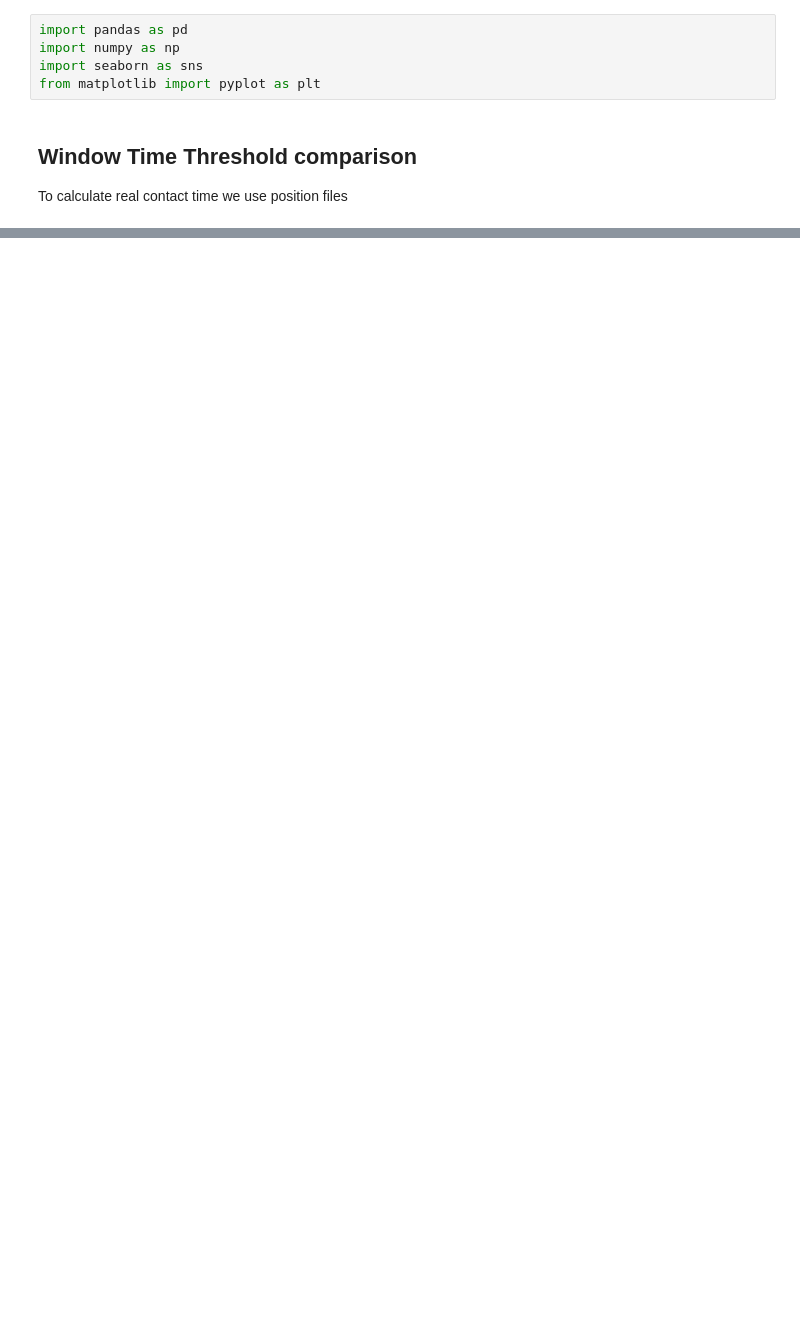
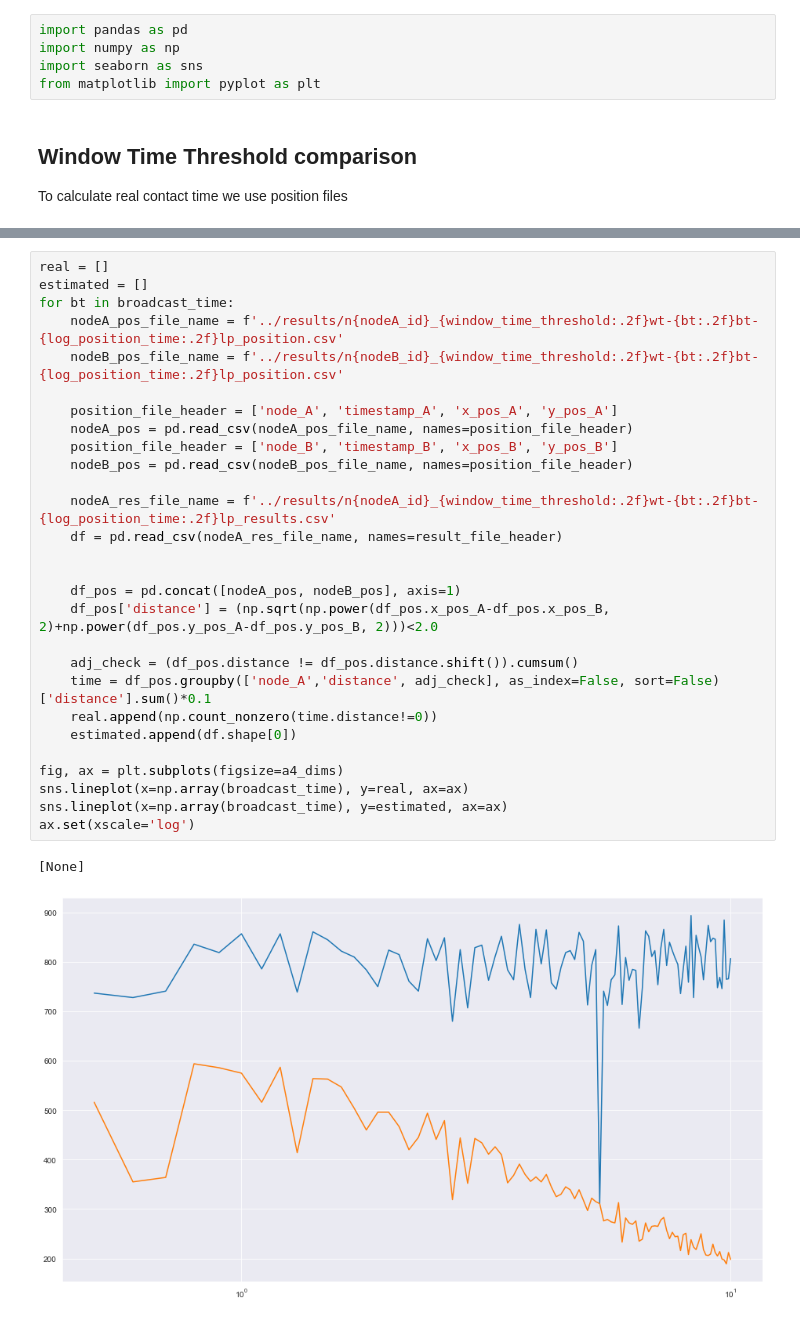
Before and after one commit to ramirofd/contact_tracing_sim, a Jupyter notebook: py_ntbks/Untitled.ipynb, the cells around one changed output, grey strips where cells are left out. Drawn from its saved outputs; the diff is of its cells as text; blank space fills up the shorter version.

```diff
--- a/py_ntbks/Untitled.ipynb
+++ b/py_ntbks/Untitled.ipynb
@@ -78,0 +83,31 @@ plt.show()
+# %%
+real = []
+estimated = []
+for bt in broadcast_time:
+    nodeA_pos_file_name = f'../results/n{nodeA_id}_{window_time_threshold:.2f}wt-{bt:.2f}bt-{log_position_time:.2f}lp_position.csv'
+    nodeB_pos_file_name = f'../results/n{nodeB_id}_{window_time_threshold:.2f}wt-{bt:.2f}bt-{log_position_time:.2f}lp_position.csv'
+
+    position_file_header = ['node_A', 'timestamp_A', 'x_pos_A', 'y_pos_A']
+    nodeA_pos = pd.read_csv(nodeA_pos_file_name, names=position_file_header)
+    position_file_header = ['node_B', 'timestamp_B', 'x_pos_B', 'y_pos_B']
+    nodeB_pos = pd.read_csv(nodeB_pos_file_name, names=position_file_header)
+
+    nodeA_res_file_name = f'../results/n{nodeA_id}_{window_time_threshold:.2f}wt-{bt:.2f}bt-{log_position_time:.2f}lp_results.csv'
+    df = pd.read_csv(nodeA_res_file_name, names=result_file_header)
+
+
+    df_pos = pd.concat([nodeA_pos, nodeB_pos], axis=1)
+    df_pos['distance'] = (np.sqrt(np.power(df_pos.x_pos_A-df_pos.x_pos_B, 2)+np.power(df_pos.y_pos_A-df_pos.y_pos_B, 2)))<2.0
+
+    adj_check = (df_pos.distance != df_pos.distance.shift()).cumsum()
+    time = df_pos.groupby(['node_A','distance', adj_check], as_index=False, sort=False)['distance'].sum()*0.1
+    real.append(np.count_nonzero(time.distance!=0))
+    estimated.append(df.shape[0])
+
+fig, ax = plt.subplots(figsize=a4_dims)
+sns.lineplot(x=np.array(broadcast_time), y=real, ax=ax)
+sns.lineplot(x=np.array(broadcast_time), y=estimated, ax=ax)
+ax.set(xscale='log')
+# %% [output]
+[None]
+[figure, added]
```
Also changed, not shown: parts of 4 cells of this notebook, 8 other files.
